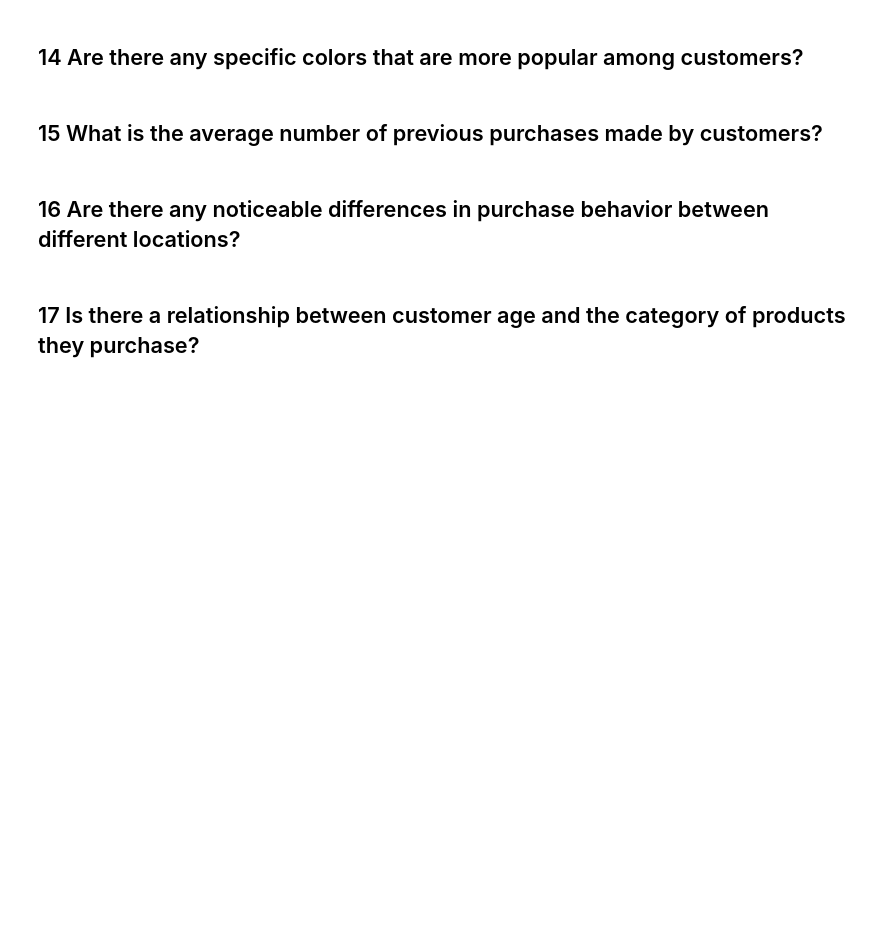
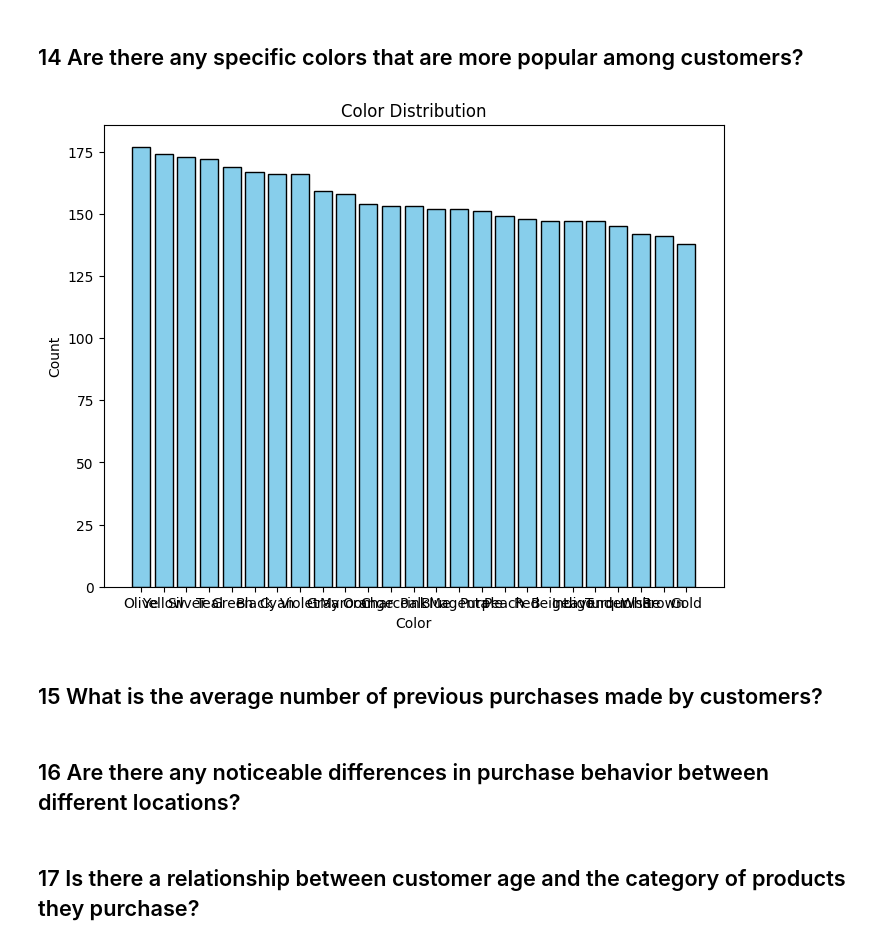
Before and after one commit to siddhima22/shopping_data_analysis, a Jupyter notebook: main.ipynb, the cells around one changed output. Drawn from its saved outputs; the diff is of its cells as text; code cells hidden in the pictures; blank space fills up the shorter version.

```diff
--- a/main.ipynb
+++ b/main.ipynb
@@ -777,5 +790,18 @@ plt.show()
 # %% [markdown]
 ## 14 Are there any specific colors that are more popular among customers?
+# %%
+color_counts = shop['Color'].value_counts()
+
+plt.figure(figsize=(8, 6))
+plt.bar(color_counts.index, color_counts.values, color='skyblue', edgecolor='black')
+
+plt.xlabel('Color')
+plt.ylabel('Count')
+plt.title('Color Distribution')
+
+plt.show()
+# %% [output]
+[figure, added]
 # %% [markdown]
 ## 15 What is the average number of previous purchases made by customers?
 # %% [markdown]
```
Also changed, not shown: parts of 10 cells of this notebook, 1 other file.
